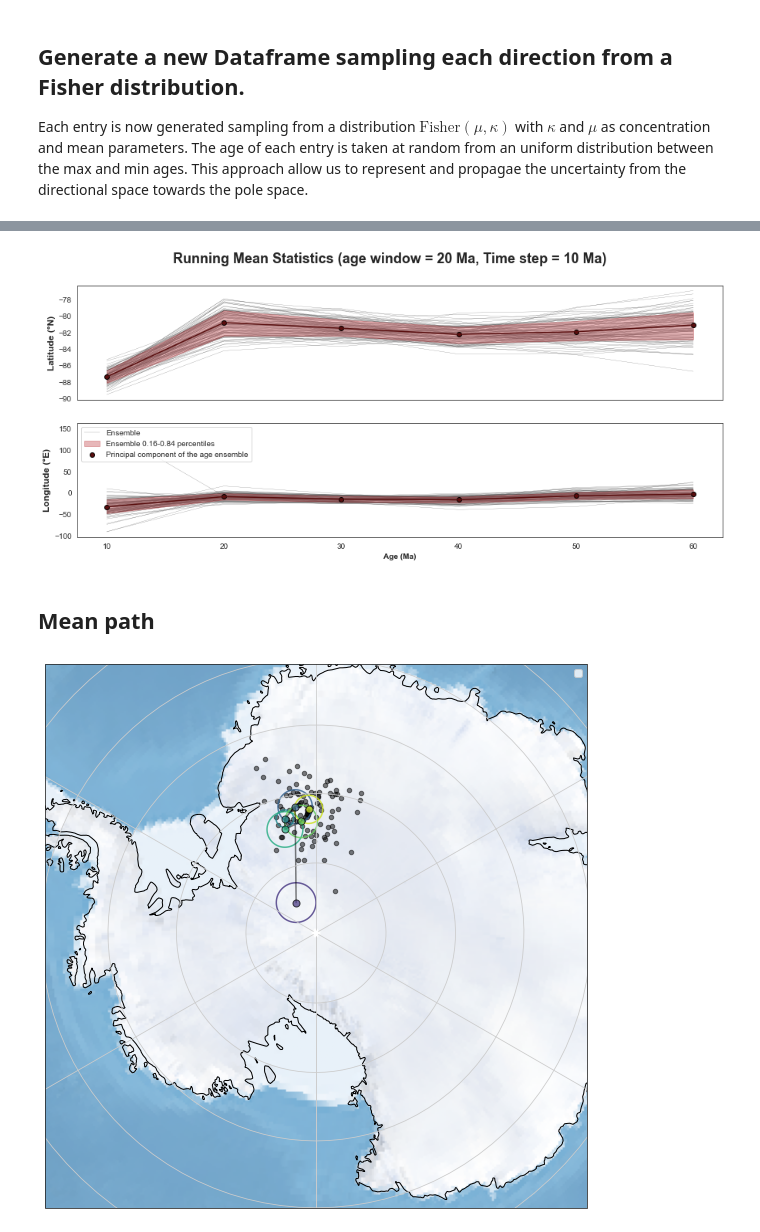
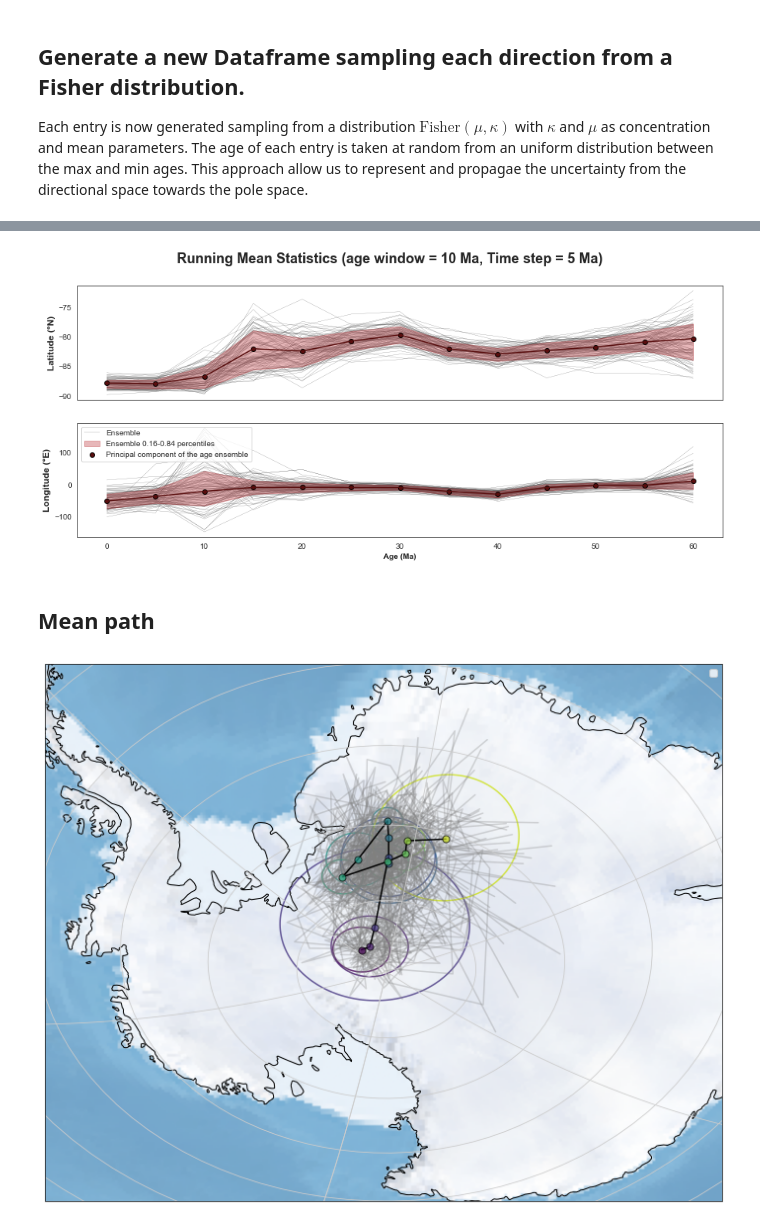
Before and after one commit to PolarWandering/Young_CEED, a Jupyter notebook: 4_APWP_rdmSampling_from_directions.ipynb, the cells around one changed output, grey strips where cells are left out. Saved outputs shown, nothing was run; the diff lists cells and outputs as text; code cells hidden in the pictures.

Commit message:
pc and ensemble on the globe

```diff
--- a/4_APWP_rdmSampling_from_directions.ipynb
+++ b/4_APWP_rdmSampling_from_directions.ipynb
@@ -76,10 +76,10 @@ def get_vgps_sampling_from_direction(df):
 
     return new_df
 # %%
-min_age = 10
+min_age = 0
 max_age = 65
-window_length = 20
-time_step = 10
+window_length = 10
+time_step = 5
 # %%
 def running_mean_bootstrapping_direction(df_vgps, plon_label, plat_label, age_label, window_length, time_step, max_age, min_age, n_bst = 100):
     '''
@@ -112,7 +112,7 @@ Wall time: 2min 19s
 # %%
 plot_APWP_RM_ensemble(RM_ensemble, f"Running Mean Statistics (age window = {window_length} Ma, Time step = {time_step} Ma)")
 # %% [output]
-[figure, old version]
+[figure, new version]
 # %%
 from vgptools.utils_visualization import PC
 RM_ensemble_quant_plat = quantiles(RM_ensemble,"age","plat") # set quantiles of latitude groupedby age for visualization purposes
@@ -123,33 +123,29 @@ RM_ensemble_PC = PC(RM_ensemble,"age","plat","plon_east")
 # %%
 import cartopy.crs as ccrs
 import cartopy.feature as cfeature
 from cartopy.geodesic import Geodesic
 from shapely.geometry import Polygon
 
 extent = [-180,180,-70,-70]
 fig = plt.figure(figsize=(20,10))
 
-proj = ccrs.Orthographic(central_longitude=0.0, central_latitude=-90.0)
+proj = ccrs.Orthographic(central_longitude=-10.0, central_latitude=-50.0)
 
 ax = plt.axes(projection=proj)
 ax.coastlines()
 ax.stock_img()
 ax.gridlines()
 ax.set_extent(extent, crs = ccrs.PlateCarree())
 
-# sns.scatterplot(x = RM_ensembl_quant_plon.mean, y =RM_ensemble_quant_plat.mean,
-#                 transform = ccrs.PlateCarree())
-
-plt.plot(RM_ensemble_PC.PC()[0].tolist(), RM_ensemble_PC.PC()[1].tolist(),transform = ccrs.Geodetic(), color = "black", alpha = 0.5)
+for i in RM_ensemble.run.unique():
+    plt.plot(RM_ensemble[RM_ensemble['run']==i].plon.tolist(), RM_ensemble[RM_ensemble['run']==i].plat.tolist(),transform = ccrs.Geodetic(), color = "grey", alpha = 0.3  )
+plt.plot(RM_ensemble_PC.PC()[0].tolist(), RM_ensemble_PC.PC()[1].tolist(),transform = ccrs.Geodetic(), color = "black", alpha = 1)
 
 for i in zip(RM_ensemble_PC.PC()[1].tolist(), RM_ensemble_PC.PC()[0].tolist(),RM_ensemble_PC.PC()[2].tolist(), RM_ensemble['age'].unique().transpose()):
     plot_pole_A95(i[0],i[1],i[2],i[3],0,65,ax)
-    # plot_pole_A95(Plat, Plon, A95, age, min_age, max_age, ax)
-
-plt.scatter(RM_ensemble[RM_ensemble['age']==60].plon.tolist(), RM_ensemble[RM_ensemble['age']==60].plat.tolist(),transform = ccrs.Geodetic(), s = 20, color = "black", alpha = 0.5  )
 
 handles, labels = ax.get_legend_handles_labels()
 ax.legend(reversed(handles), reversed(labels))
 plt.show()
 # %% [output]
-[figure, old version]
+[figure, new version]
```
Also changed, not shown: parts of 3 cells of this notebook.
